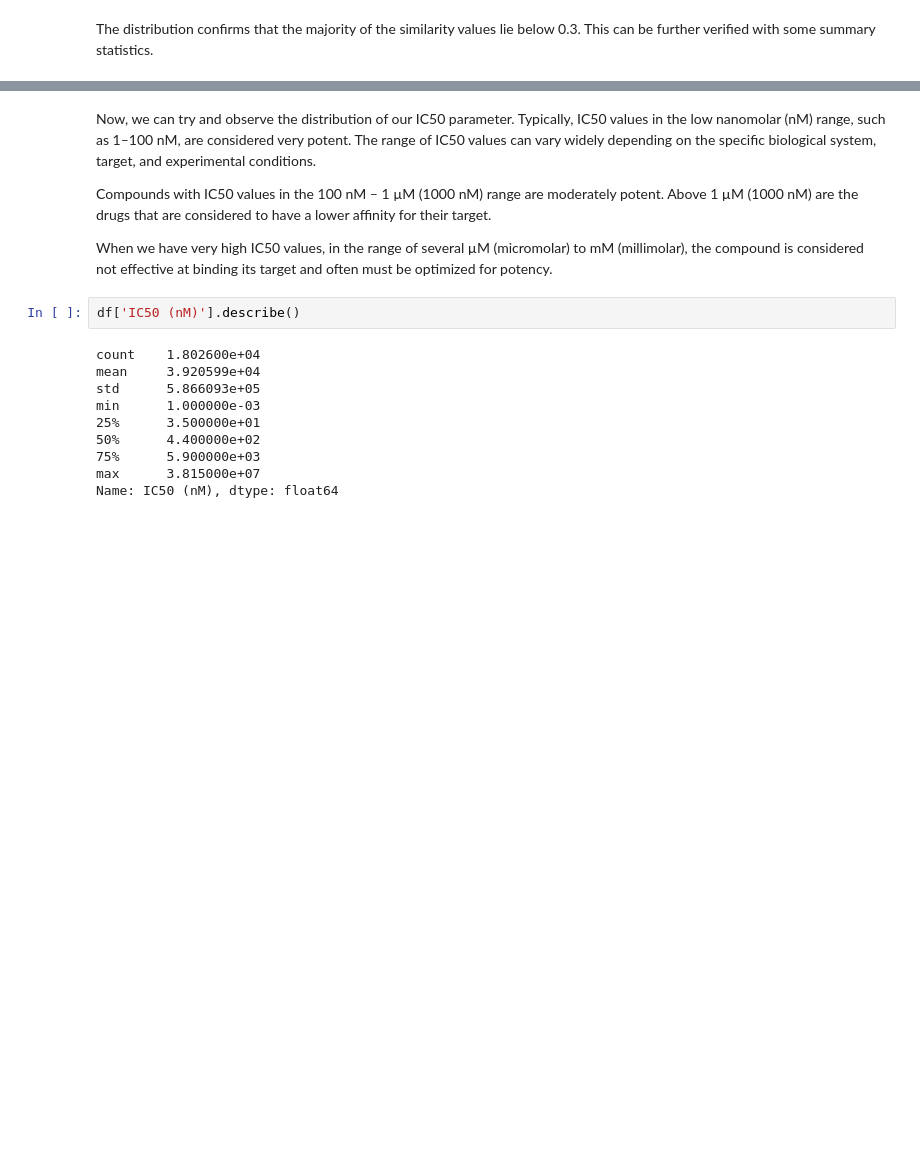
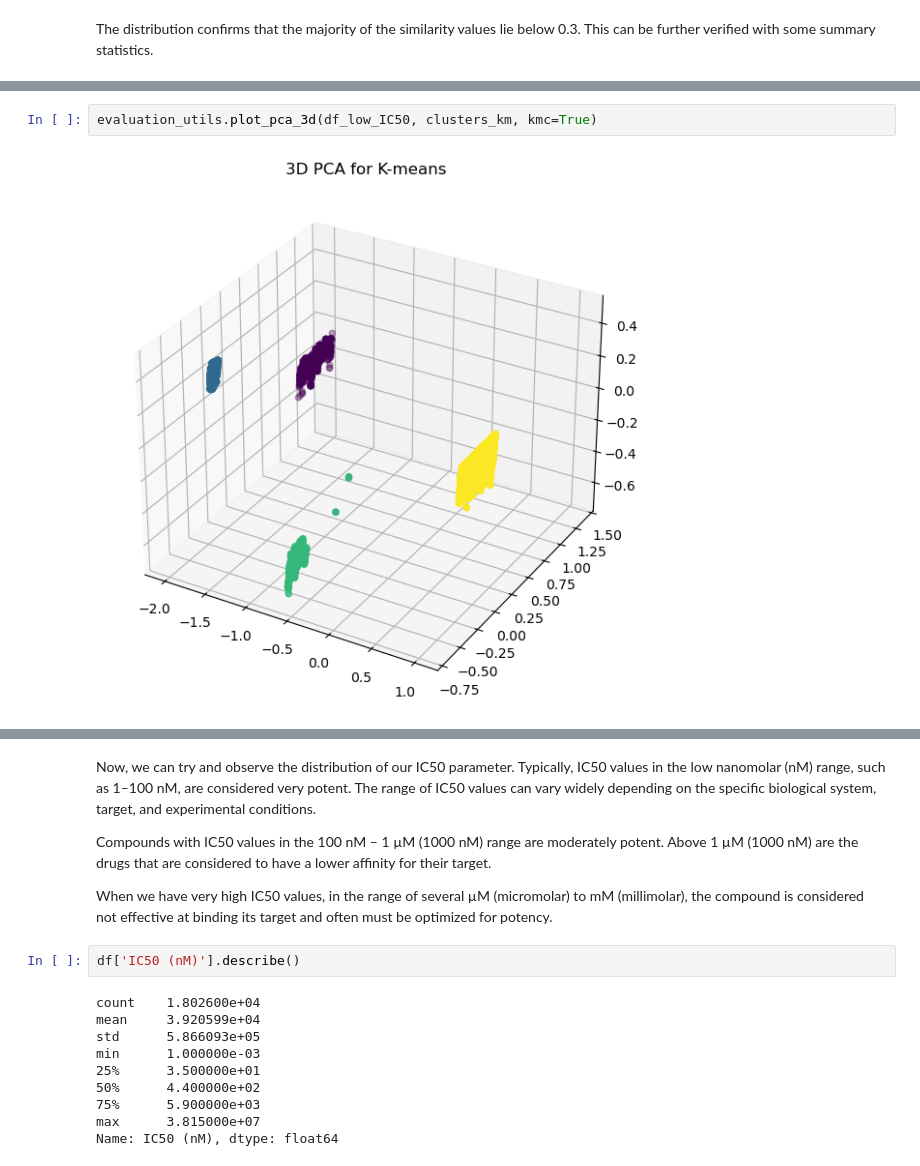
Before and after one commit to epfl-ada/ada-2024-project-adattatori, a Jupyter notebook: results.ipynb, the cells around one changed output, grey strips where cells are left out. Cells and saved outputs as stored; diff of their text form; blank space fills up the shorter version.

```diff
--- a/results.ipynb
+++ b/results.ipynb
@@ -244,0 +357,4 @@ The distribution confirms that the majority of the similarity values lie below 0
+# %%
+evaluation_utils.plot_pca_3d(df_low_IC50, clusters_km, kmc=True)
+# %% [output]
+[figure, added]
```
Also changed, not shown: parts of 46 cells of this notebook, 3 other files.
